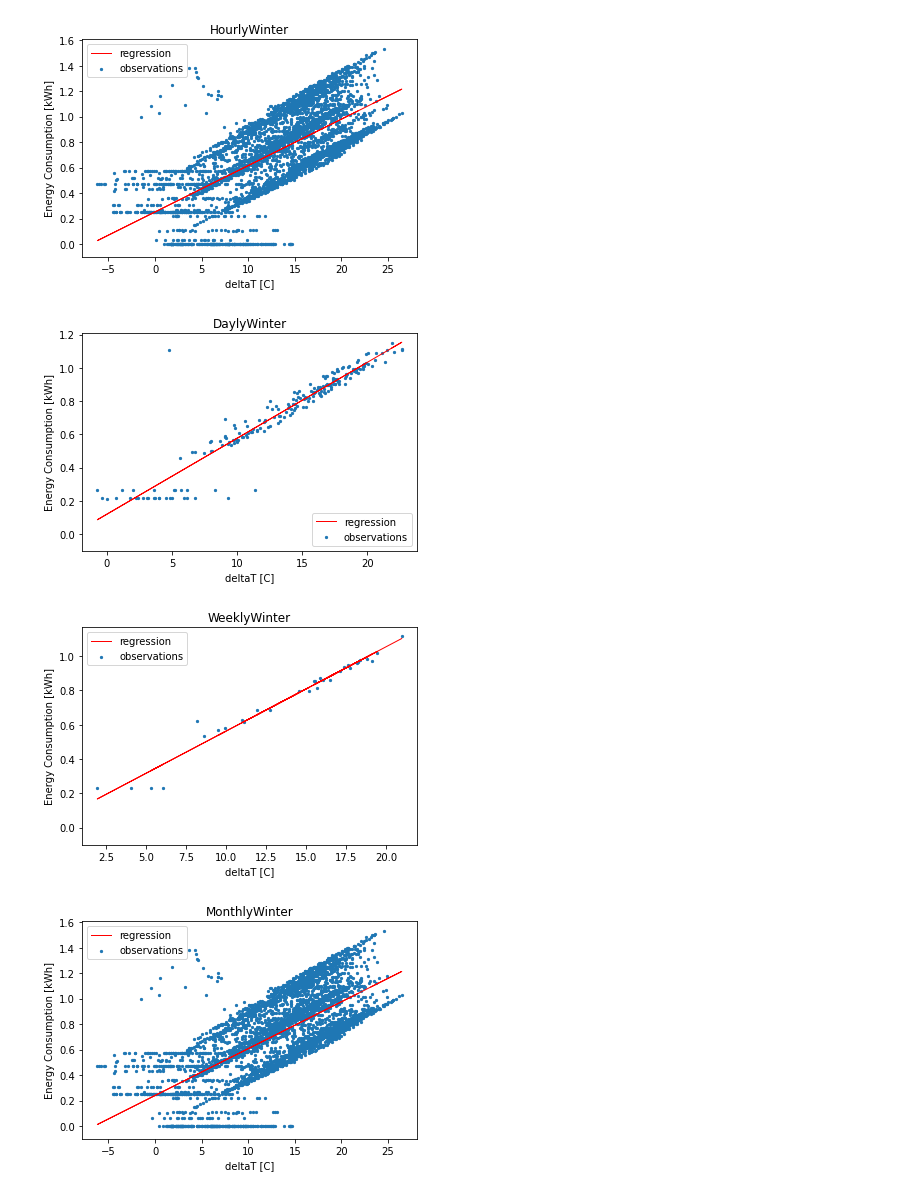
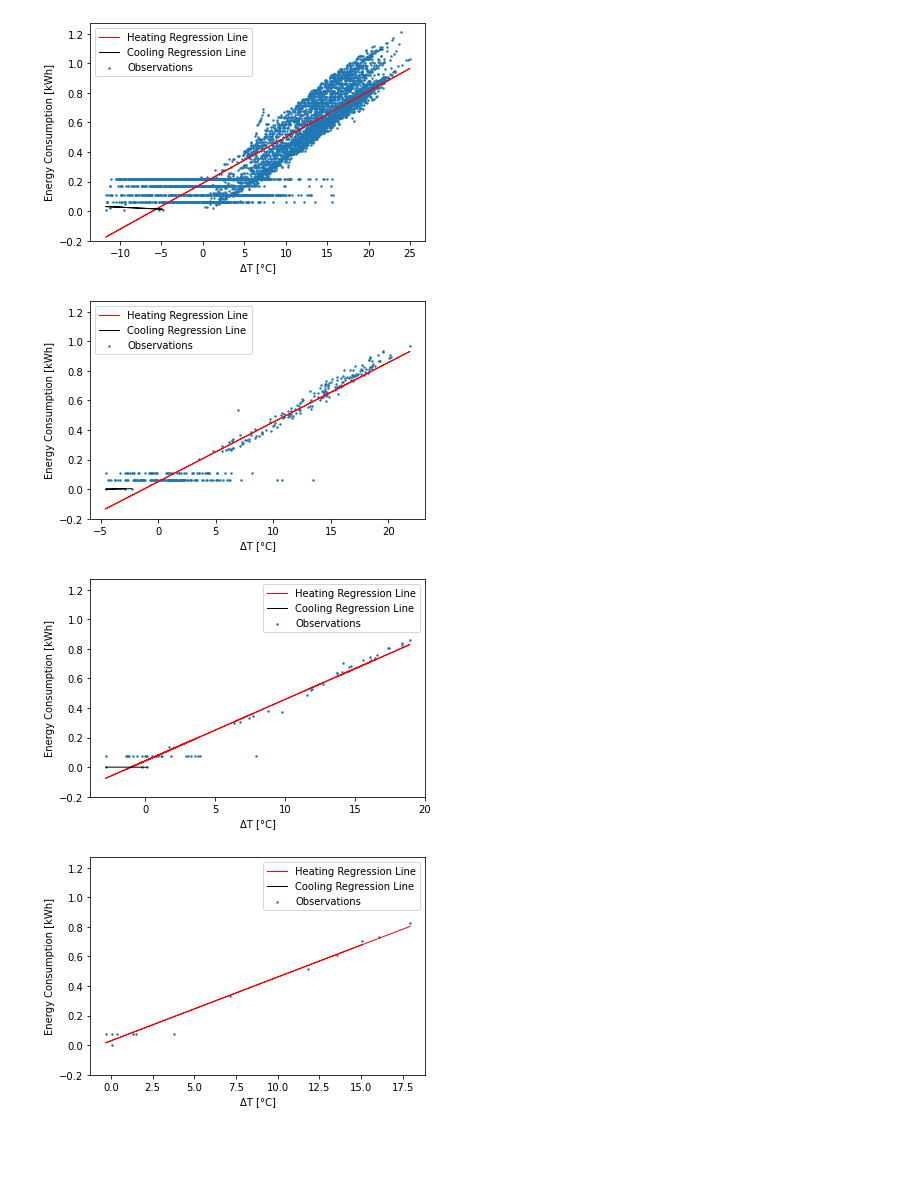
Before and after one commit to Cyrusss-D/ict4building, a Jupyter notebook: EnergySignature/energy_sig_geneva.ipynb, the cells around one changed output. Drawn from its saved outputs; the diff is of its cells as text; code cells hidden in the pictures; blank space fills up the shorter version.

```diff
--- a/EnergySignature/energy_sig_geneva.ipynb
+++ b/EnergySignature/energy_sig_geneva.ipynb
@@ -51,10 +36,26 @@ data
 8760 rows × 7 columns
+# %%
+def es_plot(data):
+  cool_d = data.where(data['power_cooling']!=0.0).dropna()
+  heat_d = data.where(data['power_heating']!=0.0).dropna()
+  # Fit the regression models
+  model_h = sm.OLS(heat_d.power_heating,sm.add_constant(heat_d.delta_t))
+  model_c = sm.OLS(cool_d.power_cooling,sm.add_constant(cool_d.delta_t))
+  results_h = model_h.fit()
+  results_c = model_c.fit()
+  # Plot the results
+  fig = plt.figure()
+  plt.plot(heat_d.delta_t,results_h.predict(),'r', linewidth=1, label='Heating Regression Line')
+  plt.plot(cool_d.delta_t,results_c.predict(),'k', linewidth=1, label='Cooling Regression Line')
+  plt.scatter(heat_d.delta_t,heat_d.power_heating, s=2, label='Observations')
+  plt.scatter(cool_d.delta_t,cool_d.power_cooling, s=2, color='C0')
+  plt.xlabel('\u0394T [\u00B0C]')
+  plt.ylabel('Energy Consumption [kWh]')
+  plt.ylim(-0.2,1.27)
+  plt.legend()
 # %%
 #%% SPLITTING DATA IN HOURLY, WEEKLY AND DAILY
-# frequency conversion according to hour
-dataH = data.resample('H').mean()
-# removing missing values
-dataH = dataH.dropna()
+data = data.dropna()
 # frequency conversion according to day
 dataD = data.resample('D').mean()
 # removing missing values
@@ -140,10 +71,10 @@ plotting(dataMS, 'MonthlySummer')
-# %%
-plotting(dataHW,'HourlyWinter')
-plotting(dataDW,'DaylyWinter')
-plotting(dataWW,'WeeklyWinter')
-plotting(dataMW,'MonthlyWinter')
-# %% [output]
-[figure, removed]
-[figure, removed]
-[figure, removed]
-[figure, removed]
+# %%
+es_plot(data)
+es_plot(dataD)
+es_plot(dataW)
+es_plot(dataM)
+# %% [output]
+[figure, added]
+[figure, added]
+[figure, added]
+[figure, added]
```
Also changed, not shown: parts of 4 cells of this notebook.
